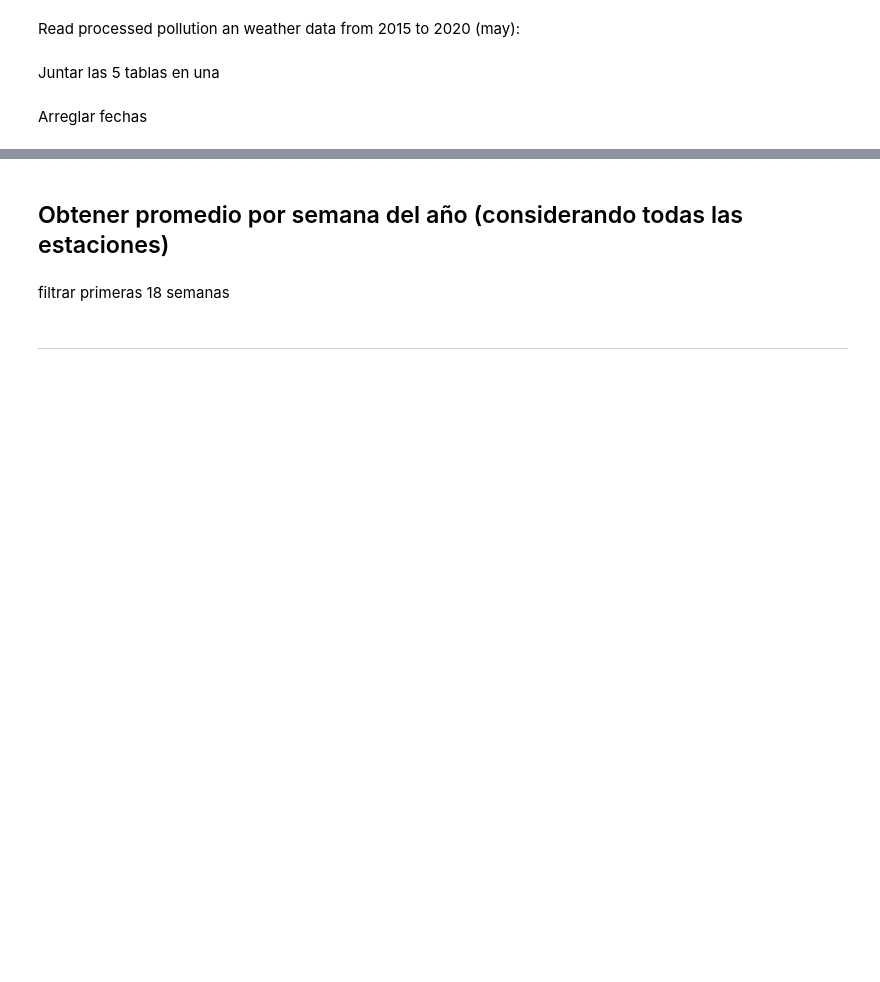
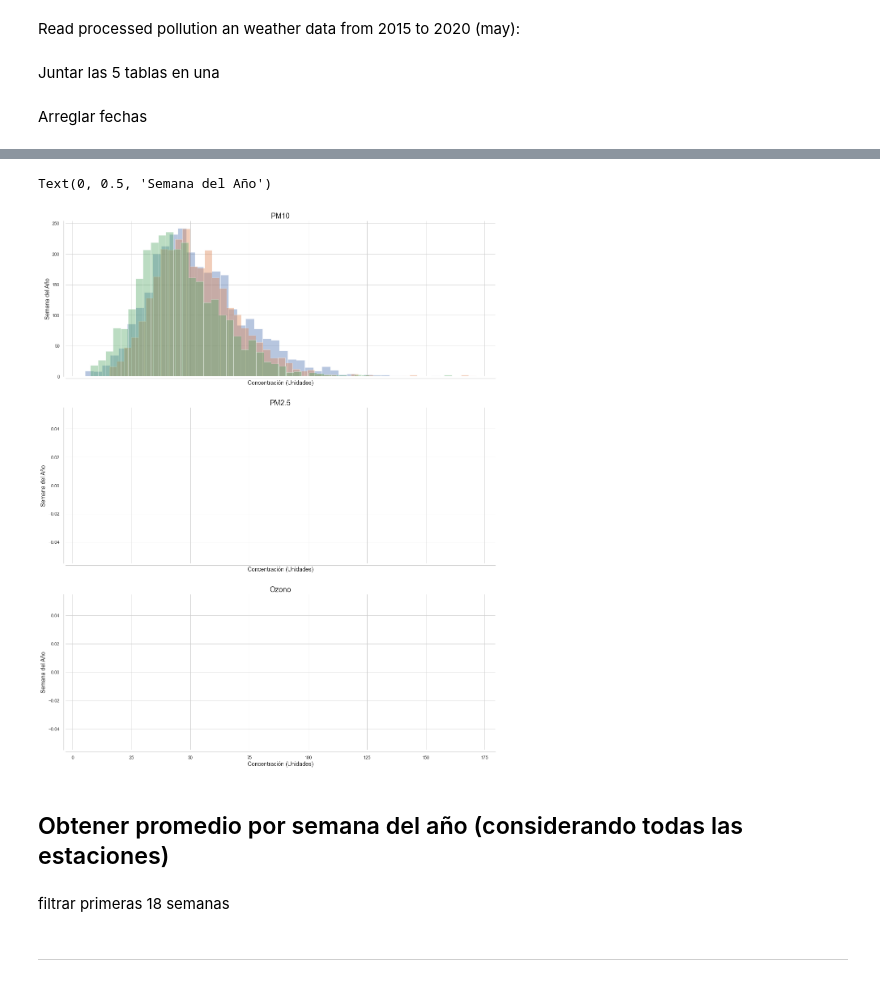
Before and after one commit to DanielBustillos/pollution_COVID_CDMX, a Jupyter notebook: analysis_pollution_level.ipynb, the cells around one changed output, grey strips where cells are left out. Saved outputs shown, nothing was run; the diff lists cells and outputs as text; code cells hidden in the pictures; blank space fills up the shorter version.

```diff
--- a/analysis_pollution_level.ipynb
+++ b/analysis_pollution_level.ipynb
@@ -89,0 +70,2 @@ a
+# %%
+df_day = df_append.groupby(['fecha', 'año'])[["PM10", 'PM2.5', "O3"]].mean().reset_index(drop=False)
@@ -90,3 +76,34 @@ a
+# %%
+f, axes = plt.subplots(3 ,figsize=(19, 24), sharex=True)
+anios = [2018,2019,2020]
+
+
+[sns.distplot(df_day[df_day["año"]==anio]['PM10'], label=str(anio), ax=axes[0], hist=False, norm_hist=False, kde=False) for anio in anios]
+sns.despine()
+sns.despine(offset=5, trim=False)
+axes[0].set_title(contaminante, fontsize=18)
+axes[0].set_xlabel('Concentración (Unidades)', fontsize=14)
+axes[0].set_ylabel('Semana del Año', fontsize=14)
+######
+
+[sns.distplot(df_day[df_day["año"]==anio]['PM2.5'], label=str(anio), ax=axes[1], hist=False, norm_hist=False, kde=False) for anio in anios]
+sns.despine()
+sns.despine(offset=5, trim=False)
+axes[1].set_title("PM2.5", fontsize=18)
+axes[1].set_xlabel('Concentración (Unidades)', fontsize=14)
+axes[1].set_ylabel('Semana del Año', fontsize=14)
+######
+
+[sns.distplot(df_day[df_day["año"]==anio]['O3'], label=str(anio), ax=axes[2], hist=False, norm_hist=False, kde=False) for anio in anios]
+sns.despine()
+sns.despine(offset=5, trim=False)
+axes[2].set_title("Ozono", fontsize=18)
+axes[2].set_xlabel('Concentración (Unidades)', fontsize=14)
+axes[2].set_ylabel('Semana del Año', fontsize=14)
+######
+# %% [output]
+Text(0, 0.5, 'Semana del Año')
+[figure, added]
 # %% [markdown]
 ## Obtener promedio por semana del año (considerando todas las estaciones)
 # %%
```
Also changed, not shown: parts of 6 cells of this notebook.
